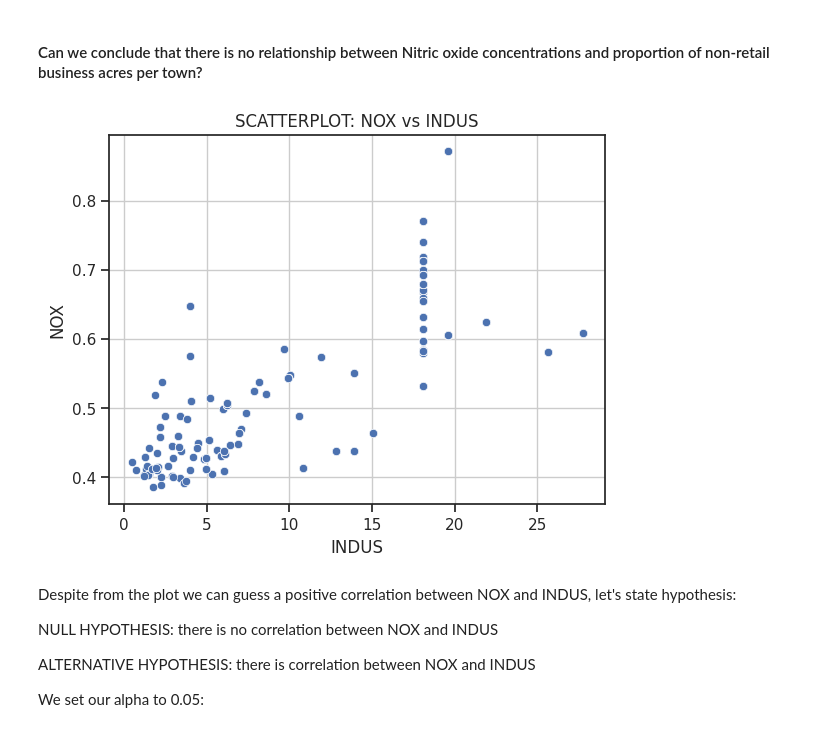
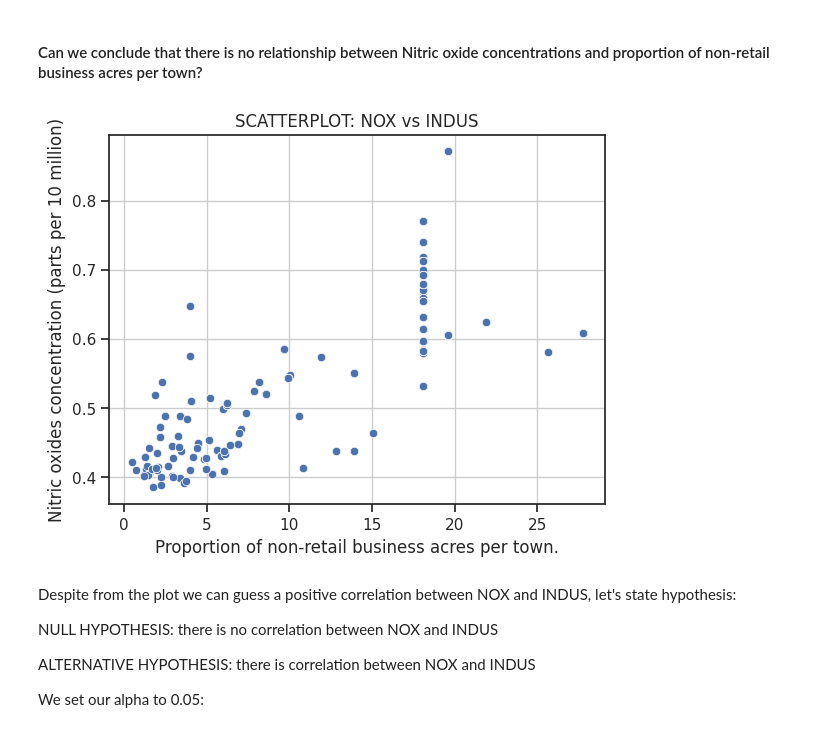
Before and after one commit to albifnt/Python-Basics-for-Data-Science-Project, a Jupyter notebook: Optional_Peer_Graded_Assignment.jupyterlite.ipynb, the cells around one changed output. Saved outputs shown, nothing was run; the diff lists cells and outputs as text; code cells hidden in the pictures.

```diff
--- a/Optional_Peer_Graded_Assignment.jupyterlite.ipynb
+++ b/Optional_Peer_Graded_Assignment.jupyterlite.ipynb
@@ -283,10 +298,12 @@ The P-value is lower then 0.05 so we reject the null hypothesis that support equ
 # %%
 sns.set(style="ticks")
 ax = sns.scatterplot(x='INDUS', y='NOX', data=boston_df)
 ax = ax.set_title('SCATTERPLOT: NOX vs INDUS')
+pyplot.xlabel('Proportion of non-retail business acres per town.')
+pyplot.ylabel("Nitric oxides concentration (parts per 10 million)")
 pyplot.grid()
 # %% [output]
-[figure, old version]
+[figure, new version]
 # %% [markdown]
 Despite from the plot we can guess a positive correlation between NOX and INDUS, let's state hypothesis:
 
```
Also changed, not shown: parts of 17 cells of this notebook.
